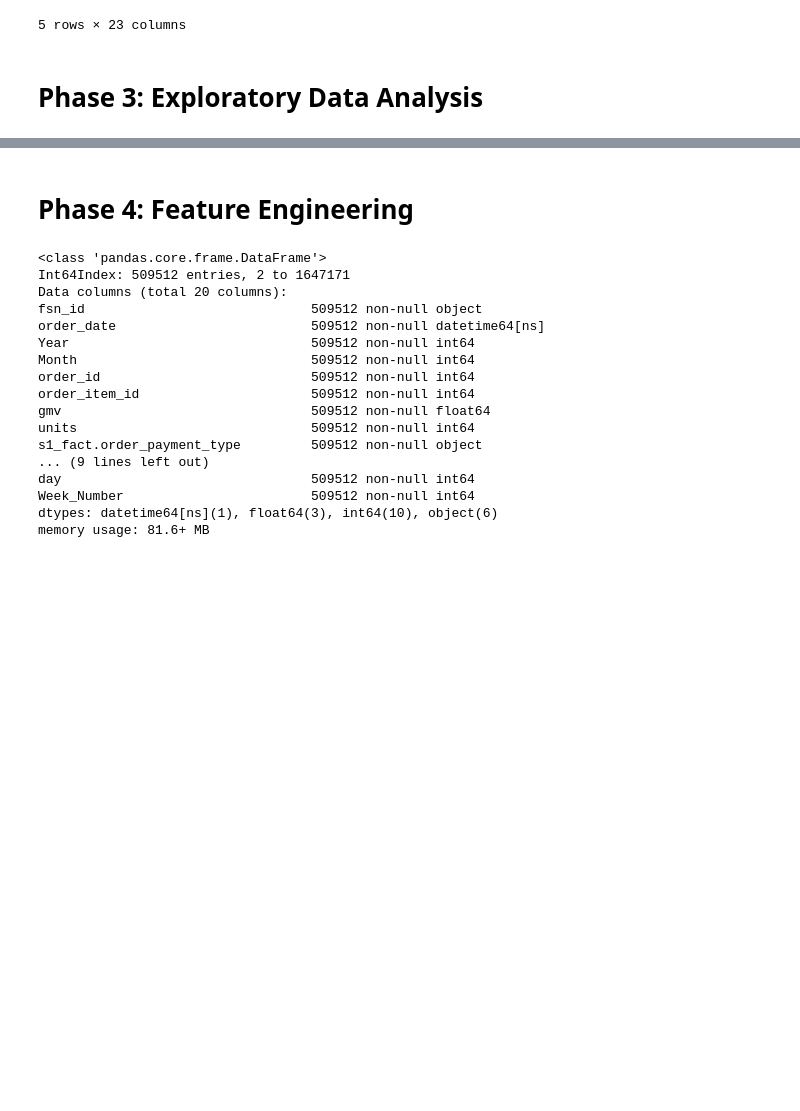
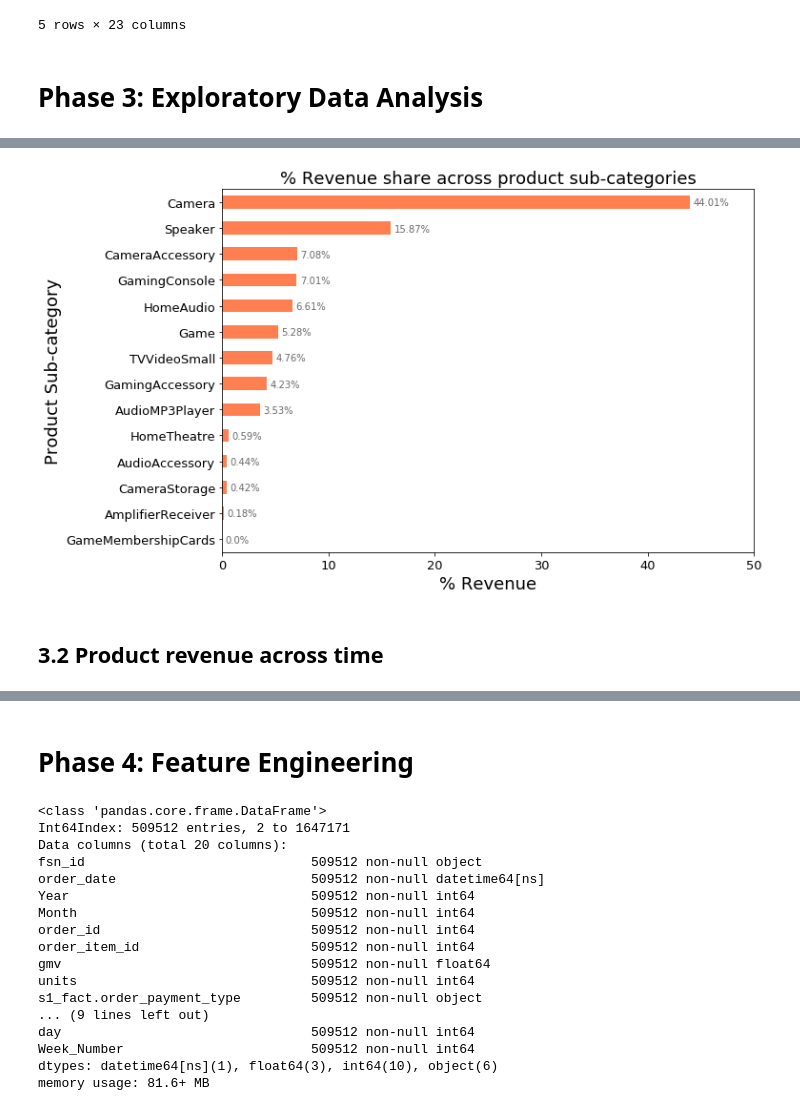
Before and after one commit to Nanditha-G-N/Machine-Learning-Case-Studies, a Jupyter notebook: ecommerce-capstone/ecommerce-assignment-Krishnan.ipynb, the cells around one changed output, grey strips where cells are left out. Saved outputs shown, nothing was run; the diff lists cells and outputs as text; code cells hidden in the pictures; blank space fills up the shorter version.

```diff
--- a/ecommerce-capstone/ecommerce-assignment-Krishnan.ipynb
+++ b/ecommerce-capstone/ecommerce-assignment-Krishnan.ipynb
@@ -1308,0 +1313,48 @@ climate.head()
+# %%
+#Grouping the data by the product sub-category
+products_by_subcatg = products.groupby(['product_analytic_sub_category'])
+
+#Calculating the gross product revenue per sub-category
+gross_revenue_per_subcatg = products_by_subcatg.agg({'gmv':'sum'}).reset_index()
+
+#Calculating the % Revenue share of each product sub-category
+gross_revenue_per_subcatg['% Revenue'] = round(100*gross_revenue_per_subcatg['gmv']/products.gmv.sum(),2)
+
+#Sorting the product sub-categories in descending order of gross revenue
+gross_revenue_per_subcatg.sort_values("% Revenue", axis = 0, ascending = False,inplace = True)
+# %%
+#Plotting the gross product revenue across all product subcategories
+ax = gross_revenue_per_subcatg.plot(x='product_analytic_sub_category',
+                                    y='% Revenue',
+                                    kind='barh',
+                                    figsize=(10,7),
+                                    legend=None,
+                                    color="coral", fontsize=13);
+
+ax.set_alpha(0.8)
+ax.set_title("% Revenue share across product sub-categories", fontsize=18)
+ax.set_xlabel("% Revenue", fontsize=18);
+ax.set_ylabel("Product Sub-category", fontsize=18);
+ax.set_xticks([0, 10, 20, 30, 40, 50])
+
+# create a list to collect the plt.patches data
+totals = []
+
+# find the values and append to list
+for i in ax.patches:
+    totals.append(i.get_width())
+
+# set individual bar lables using above list
+total = sum(totals)
+
+# set individual bar lables using above list
+for i in ax.patches:
+    # get_width pulls left or right; get_y pushes up or down
+    ax.text(i.get_width()+.3, i.get_y()+.38, str(round((i.get_width()/total)*100, 2))+'%', fontsize=10,color='dimgrey')
+
+# invert for largest on top
+ax.invert_yaxis()
+# %% [output]
+[figure, added]
+# %% [markdown]
+## 3.2 Product revenue across time
```
Also changed, not shown: parts of 92 cells of this notebook.
